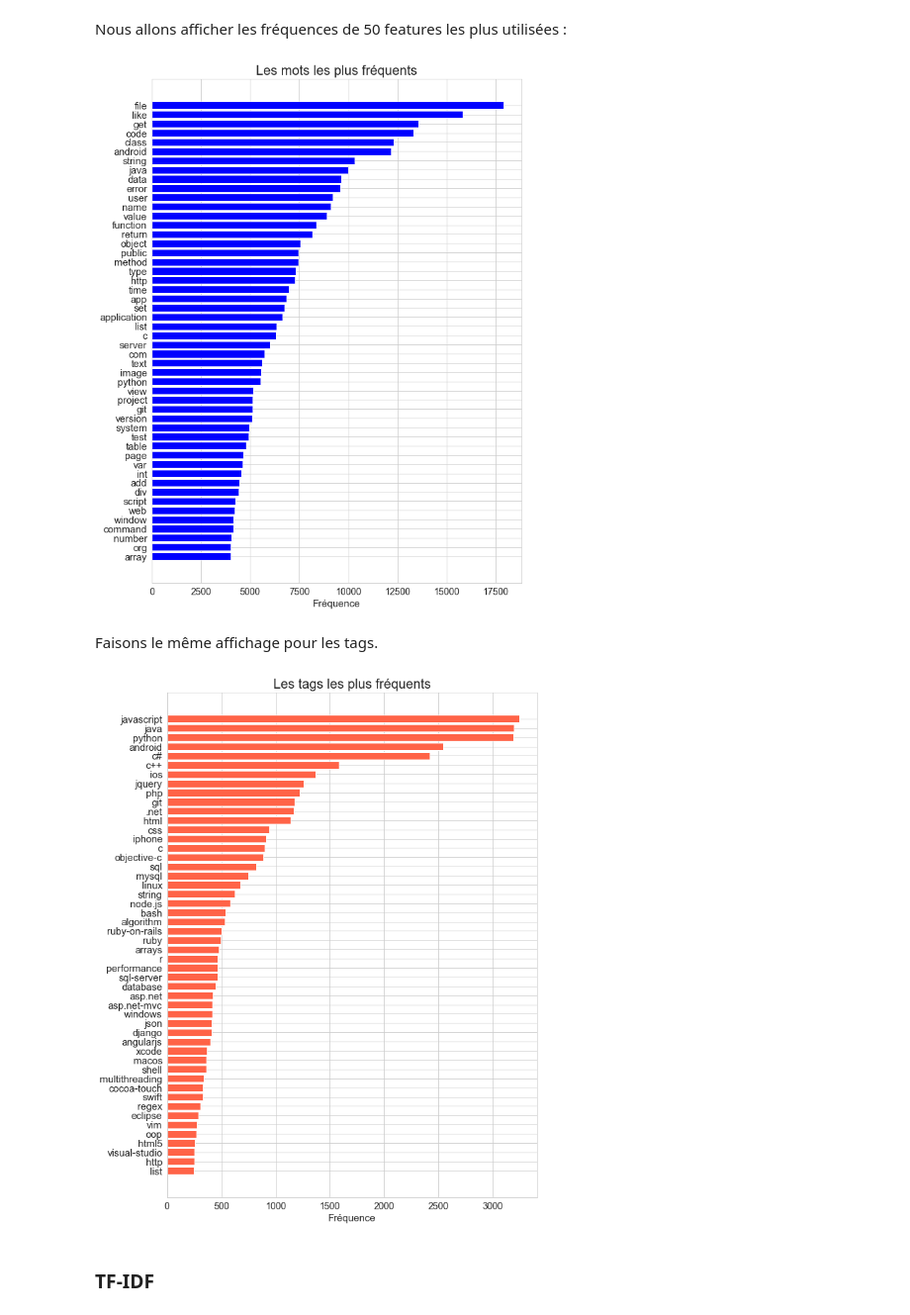
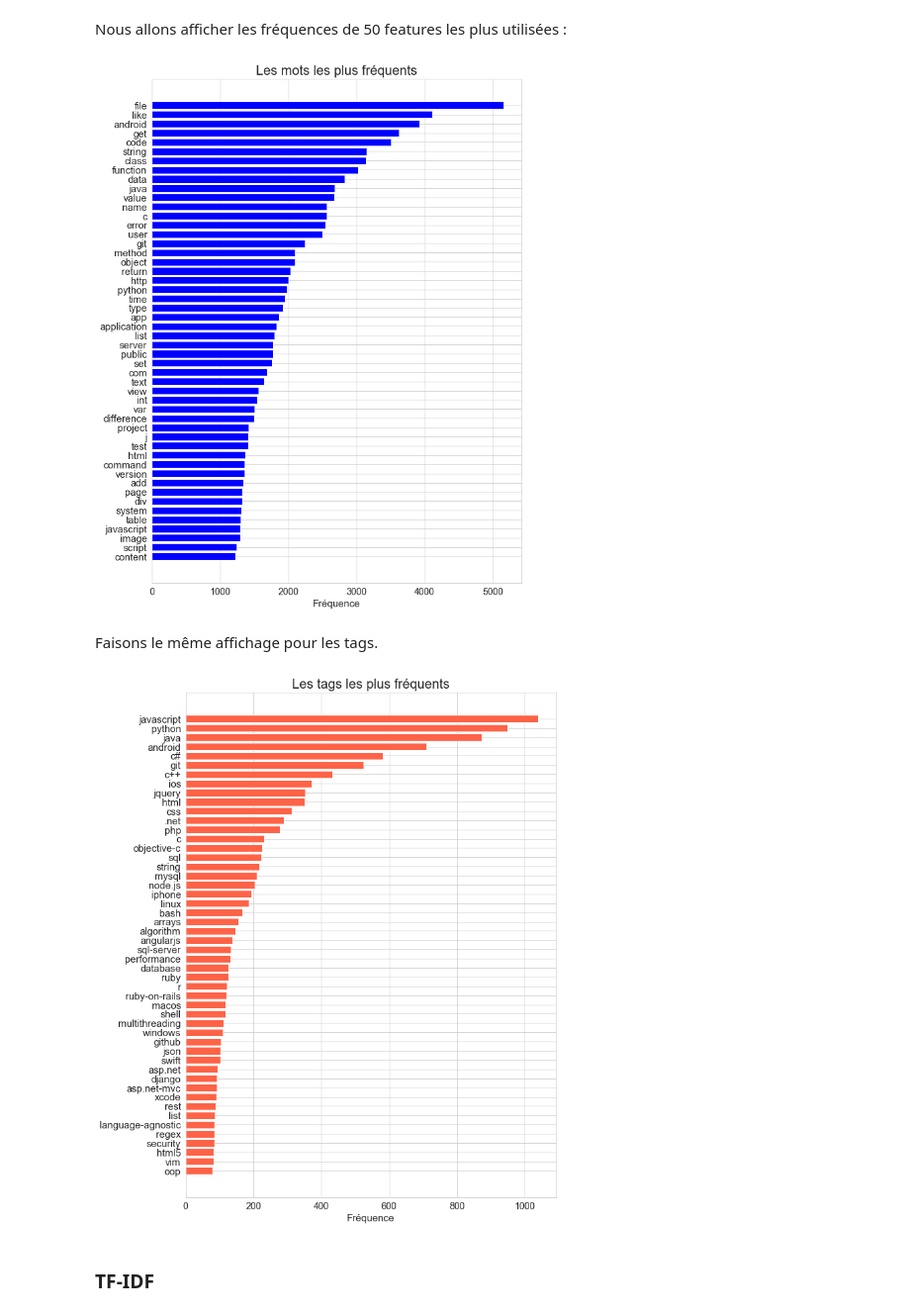
Before and after one commit to Lenka-St/Projet5, a Jupyter notebook: Notebook1_Analyse_exploratoire.ipynb, the cells around one changed output. Shown at 99% size. Cells and saved outputs as stored; diff of their text form; code cells hidden in the pictures.

```diff
--- a/Notebook1_Analyse_exploratoire.ipynb
+++ b/Notebook1_Analyse_exploratoire.ipynb
@@ -290,7 +286,7 @@ def post_to_words( raw_post ):
     post_text = BeautifulSoup(raw_post).get_text()
     #
     # 2. Remove non-letters
-    letters_only = re.sub("[^0-9#-+a-zA-Z]", " ", post_text)
+    letters_only = re.sub("[^#+a-zA-Z]", " ", post_text)
     #
     # 3. Convert to lower case, split into individual words
     words = letters_only.lower().split()
@@ -657,7 +655,7 @@ vectorizer = CountVectorizer(analyzer = "word",   \
                              tokenizer = my_tokenizer,    \
                              preprocessor = None, \
                              strip_accents=None,
-                             max_features = 50000,
+                             max_features = 5000,
                              lowercase=False,
                              stop_words = stop_words)
 
@@ -733,11 +731,14 @@ y_train_bow.shape
 # %%
 # Creating tag's vocabulary
 y_train_vocab_bow = vectorizer.get_feature_names()
+# %%
+# Sum up the counts of each vocabulary word
+y_train_dist_bow = np.sum(y_train_bow, axis=0)
 # %%
-freq_target = DataFrame(zip(y_train_vocab_bow, y_train_dist_bow))
-freq_target.rename({0:'Word', 1:'Frequence'}, axis = 1, inplace = True)
-freq_target.sort_values(['Frequence'], inplace = True, ascending=False)
-freq_target['Pourcentage'] = round(freq_target['Frequence']*100/sum(freq_target['Frequence']),2)
-freq_target[:50]
+freq_target_bow = DataFrame(zip(y_train_vocab_bow, y_train_dist_bow))
+freq_target_bow.rename({0:'Word', 1:'Frequence'}, axis = 1, inplace = True)
+freq_target_bow.sort_values(['Frequence'], inplace = True, ascending=False)
+freq_target_bow['Pourcentage'] = round(freq_target_bow['Frequence']*100/sum(freq_target_bow['Frequence']),2)
+freq_target_bow[:50]
 # %% [output]
 |  | Word | Frequence | Pourcentage |
@@ -1362,7 +1358,7 @@ Le nombre de tags varie de 1 à 6 avec la valeurs médiane de 3 tags par post.
 # %% [markdown]
 Nous allons afficher les fréquences de 50 features les plus utilisées :
 # %%
-freq_features_50 = freq_features[:50]
+freq_features_50 = freq_features_bow[:50]
 freq_features_50.sort_values(by=['Frequence'], ascending=True, inplace = True)
 
 fig = plt.figure(figsize=(10, 14))
@@ -1386,35 +1382,35 @@ plt.yticks(
 # Show graphic
 plt.show()
 # %% [output]
-[figure, old version]
+[figure, new version]
 # %% [markdown]
 Faisons le même affichage pour les tags.
 # %%
-freq_target_50 = freq_target[:50]
+freq_target_50 = freq_target_bow[:50]
 freq_target_50.sort_values(by=['Frequence'], ascending=True, inplace = True)
 
 fig = plt.figure(figsize=(10, 14))
 
 # set params of the graphic
 ax = fig.add_subplot(111)
 ax.set_xlabel('Fréquence', fontsize=15)
 ax.set_title('Les tags les plus fréquents', fontsize=20)
 ax.tick_params(axis='both', which='major', labelsize=14)
 
 # set height of bar
 bars1 = freq_target_50['Frequence']
 
 # Make the plot
 plt.barh(range(50), bars1, color='tomato', edgecolor='white')
 
 # Add xticks on the middle of the group bars
 plt.yticks(
     range(50), freq_target_50['Word'], fontsize=15)
 
 # Show graphic
 plt.show()
 # %% [output]
-[figure, old version]
+[figure, new version]
 # %% [markdown]
 ### TF-IDF
 # %% [markdown]
```
Also changed, not shown: parts of 64 cells of this notebook, 1 other file.
